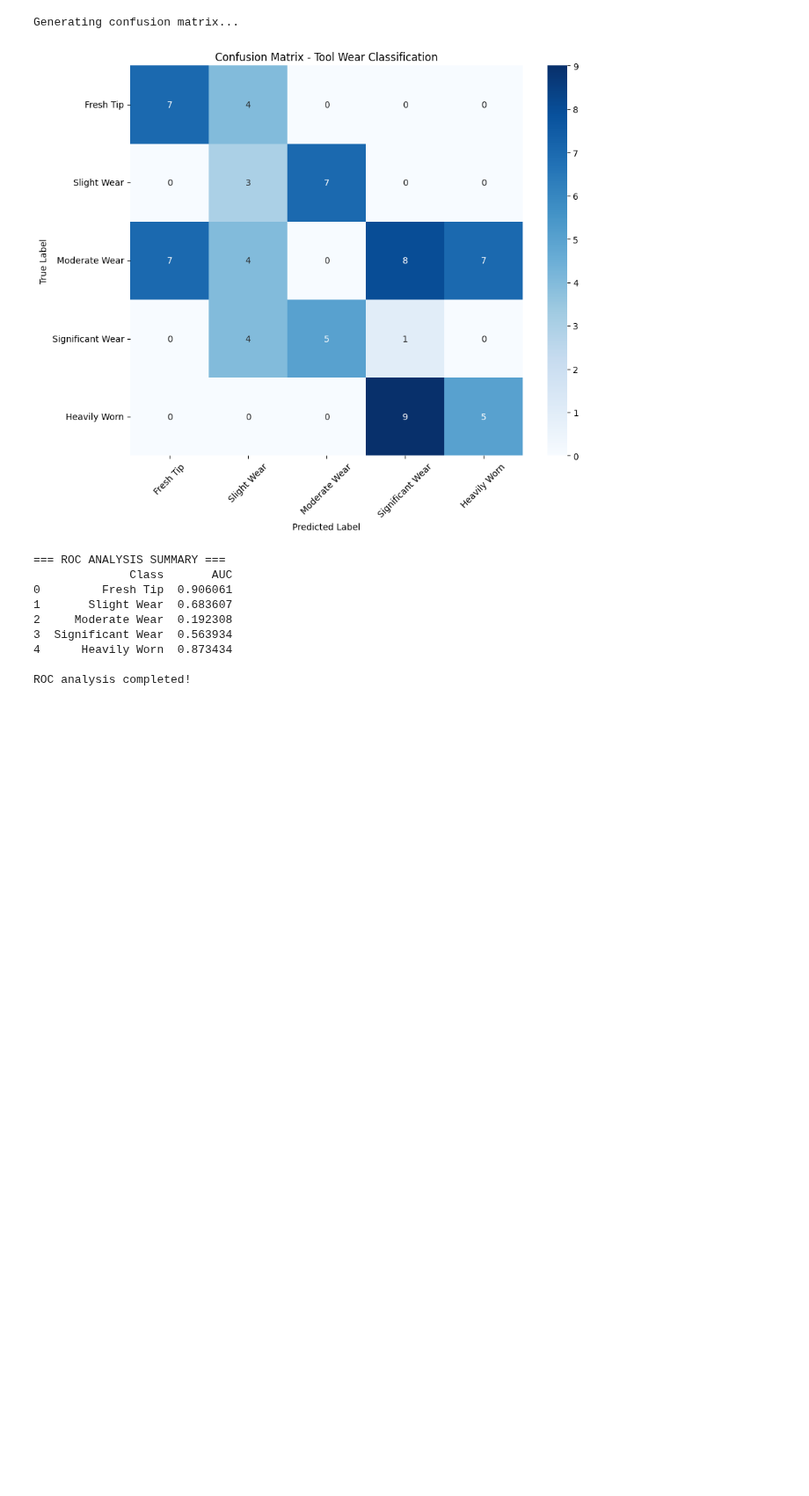
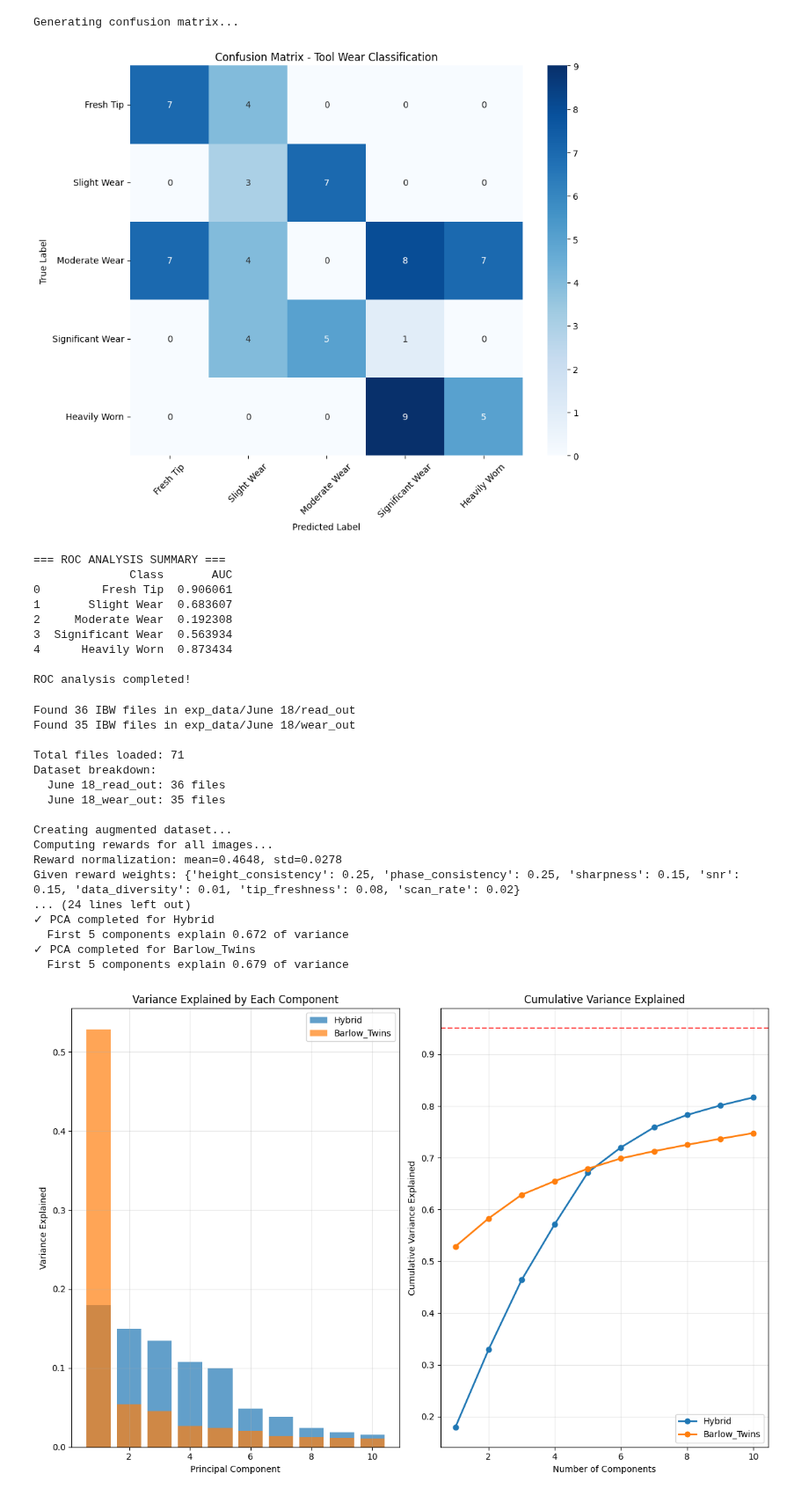
Before and after one commit to colinedsall/ofdspm, a Jupyter notebook: examples.ipynb, the cells around one changed output. Shown at 88% size. Drawn from its saved outputs; the diff is of its cells as text; code cells hidden in the pictures; blank space fills up the shorter version.

Commit message:
Added PCA analysis to compare Barlow Twins and Hybrid model.

```diff
--- a/examples.ipynb
+++ b/examples.ipynb
@@ -878,0 +1423,67 @@ ROC analysis completed!
+# %%
+from tools import load_multi_dataset, AugmentedIBWDataset, custom_collate
+from torch.utils.data import Dataset, DataLoader
+base_folders = ["exp_data/June 18"]
+dataset_names = ["read_out", "wear_out"]
+
+all_files, all_labels, all_scan_indices, dataset_info = load_multi_dataset(
+        base_folders, dataset_names)
+
+
+# Extract features from your validation dataloader
+print("\nCreating augmented dataset...")
+dataset = AugmentedIBWDataset(
+    all_files,
+    all_labels,
+    all_scan_indices,
+    compute_rewards=True,
+    use_augmentation=True,
+    augmentation_factor=72,  # 9 crops * 4 rotations * 2 flips = 72
+    # reward_weights=None
+)
+
+print(f"Augmented dataset size: {len(dataset)} samples")
+print(f"Augmentation ratio: {len(dataset) / len(all_files):.1f}x")
+
+# Split dataset for training and validation, using an 80/20 train/test split
+train_size = int(0.8 * len(dataset))
+val_size = len(dataset) - train_size
+train_dataset, val_dataset = torch.utils.data.random_split(dataset, [train_size, val_size])
+
+val_dataloader = DataLoader(val_dataset, batch_size=16, shuffle=False,
+                               collate_fn=custom_collate, num_workers=0)
+
+# Initialize the analyzer
+analyzer = run_pca_analysis(
+    hybrid_model_path='hybrid_model.pth',
+    barlow_model_path='barlow_twins_multiclass_classifier.pth',
+    test_dataloader=val_dataloader,
+    device='mps'
+)
+
+
+analyzer.extract_features_from_dataloader('Hybrid', val_dataloader, max_samples=2000)
+
+# Perform PCA and create visualizations
+# analyzer.perform_pca('Hybrid', n_components=10)
+# analyzer.plot_variance_explained()
+# analyzer.plot_pca_scatter()
+# %% [output]
+Found 36 IBW files in exp_data/June 18/read_out
+Found 35 IBW files in exp_data/June 18/wear_out
+
+Total files loaded: 71
+Dataset breakdown:
+  June 18_read_out: 36 files
+  June 18_wear_out: 35 files
+
+Creating augmented dataset...
+Computing rewards for all images...
+Reward normalization: mean=0.4648, std=0.0278
+Given reward weights: {'height_consistency': 0.25, 'phase_consistency': 0.25, 'sharpness': 0.15, 'snr': 0.15, 'data_diversity': 0.01, 'tip_freshness': 0.08, 'scan_rate': 0.02}
+... (24 lines left out)
+✓ PCA completed for Hybrid
+  First 5 components explain 0.672 of variance
+✓ PCA completed for Barlow_Twins
+  First 5 components explain 0.679 of variance
+[figure, added]
```
Also changed, not shown: parts of 2 cells of this notebook, 1 other file.
